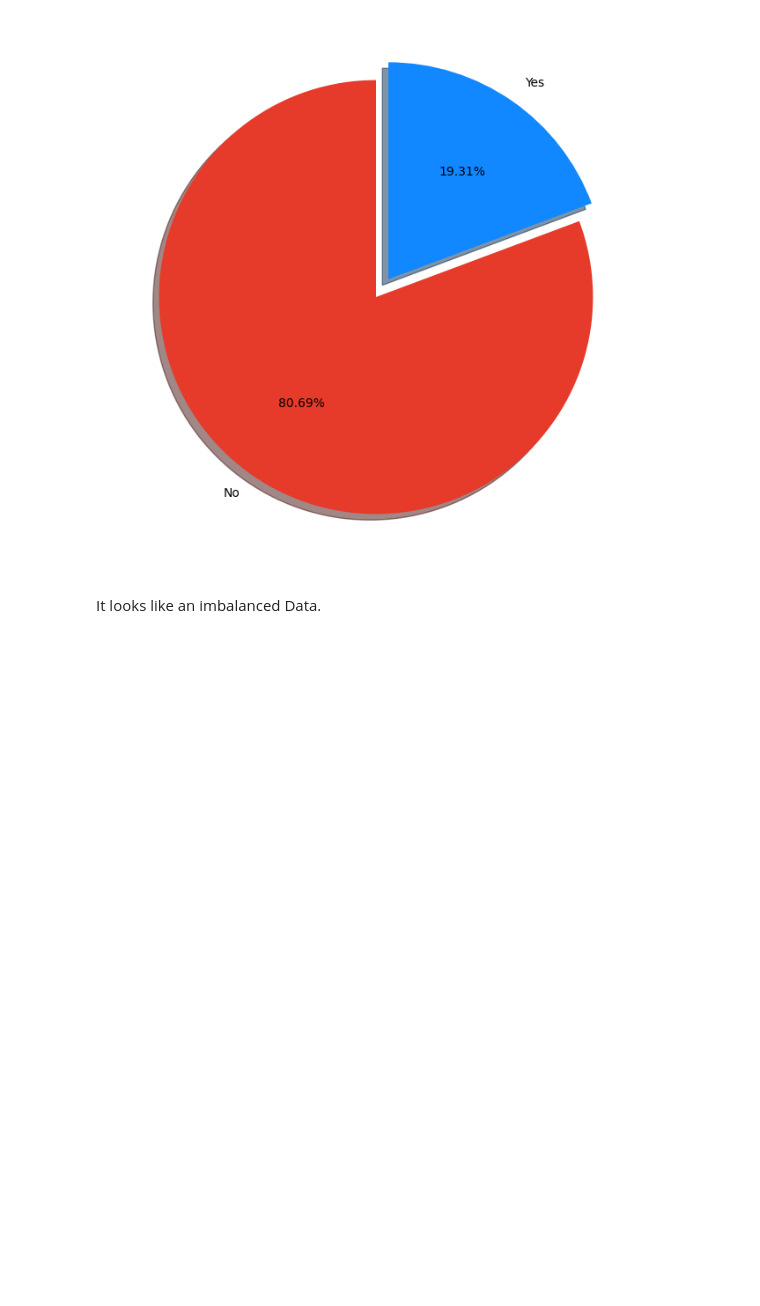
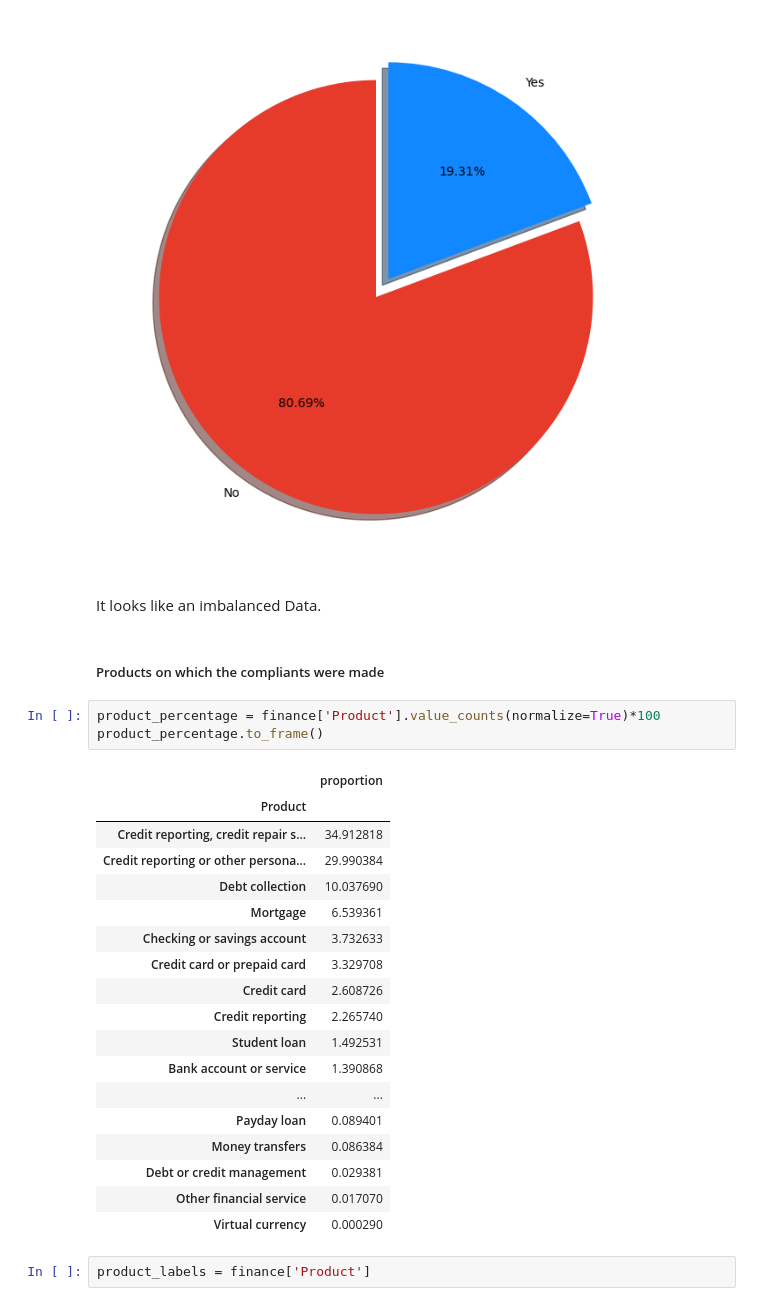
Before and after one commit to Komal-patra/FinanceConsumerCompliantPredictionSystem, a Jupyter notebook: EDA.ipynb, the cells around one changed output. Drawn from its saved outputs; the diff is of its cells as text; blank space fills up the shorter version.

```diff
--- a/EDA.ipynb
+++ b/EDA.ipynb
@@ -177,3 +179,29 @@ ax.pie(percentage, labels = label, startangle =90,
 [figure]
 # %% [markdown]
 It looks like an imbalanced Data.
+# %% [markdown]
+##### Products on which the compliants were made
+# %%
+product_percentage = finance['Product'].value_counts(normalize=True)*100
+product_percentage.to_frame()
+# %% [output]
+|  | proportion |
+| Product |  |
+| Credit reporting, credit repair s... | 34.912818 |
+| Credit reporting or other persona... | 29.990384 |
+| Debt collection | 10.037690 |
+| Mortgage | 6.539361 |
+| Checking or savings account | 3.732633 |
+| Credit card or prepaid card | 3.329708 |
+| Credit card | 2.608726 |
+| Credit reporting | 2.265740 |
+| Student loan | 1.492531 |
+| Bank account or service | 1.390868 |
+| ... | ... |
+| Payday loan | 0.089401 |
+| Money transfers | 0.086384 |
+| Debt or credit management | 0.029381 |
+| Other financial service | 0.017070 |
+| Virtual currency | 0.000290 |
+# %%
+product_labels = finance['Product']
```
Also changed, not shown: parts of 7 cells of this notebook.
